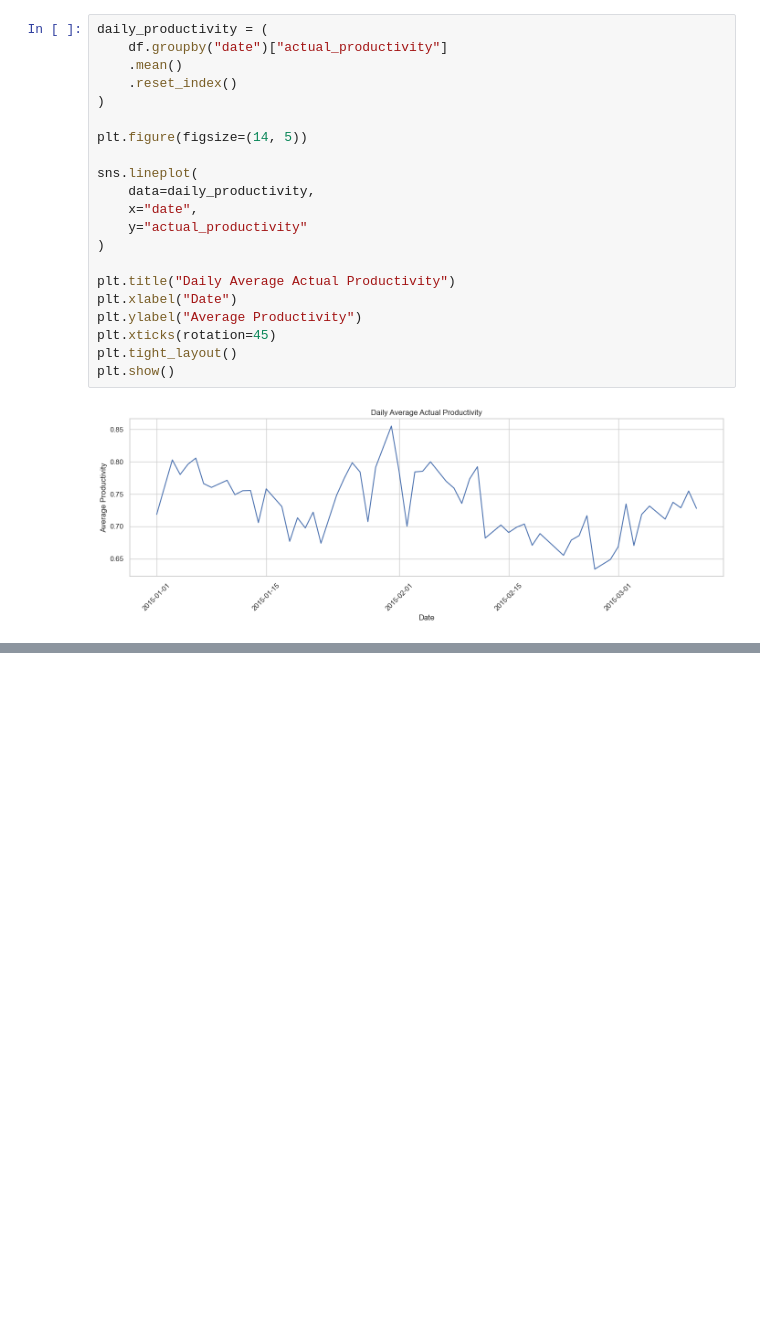
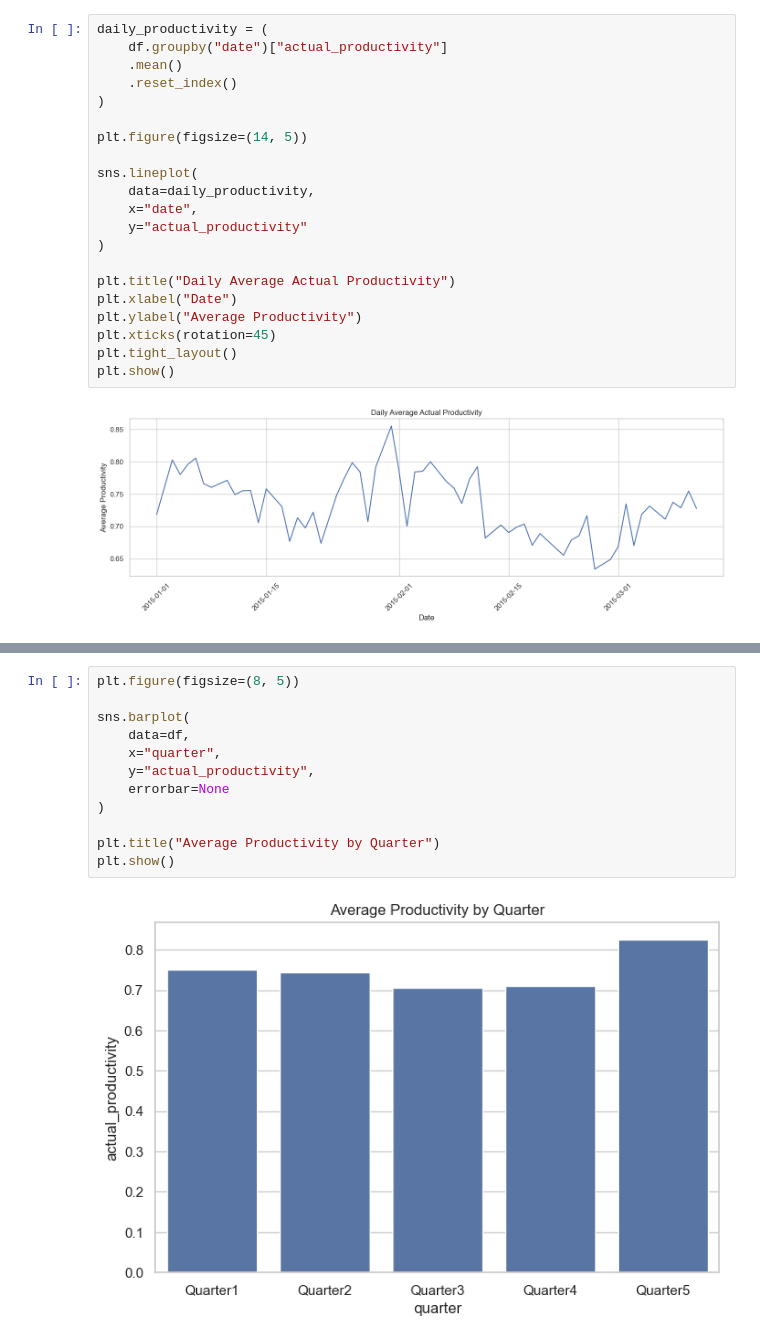
Before and after one commit to sanda620/garment-productivity-prediction, a Jupyter notebook: notebooks/01_garment_productivity_eda.ipynb, the cells around one changed output, grey strips where cells are left out. Cells and saved outputs as stored; diff of their text form; blank space fills up the shorter version.

```diff
--- a/notebooks/01_garment_productivity_eda.ipynb
+++ b/notebooks/01_garment_productivity_eda.ipynb
@@ -256,0 +330,14 @@ plt.show()
+# %%
+plt.figure(figsize=(8, 5))
+
+sns.barplot(
+    data=df,
+    x="quarter",
+    y="actual_productivity",
+    errorbar=None
+)
+
+plt.title("Average Productivity by Quarter")
+plt.show()
+# %% [output]
+[figure, added]
```
Also changed, not shown: parts of 3 cells of this notebook.
